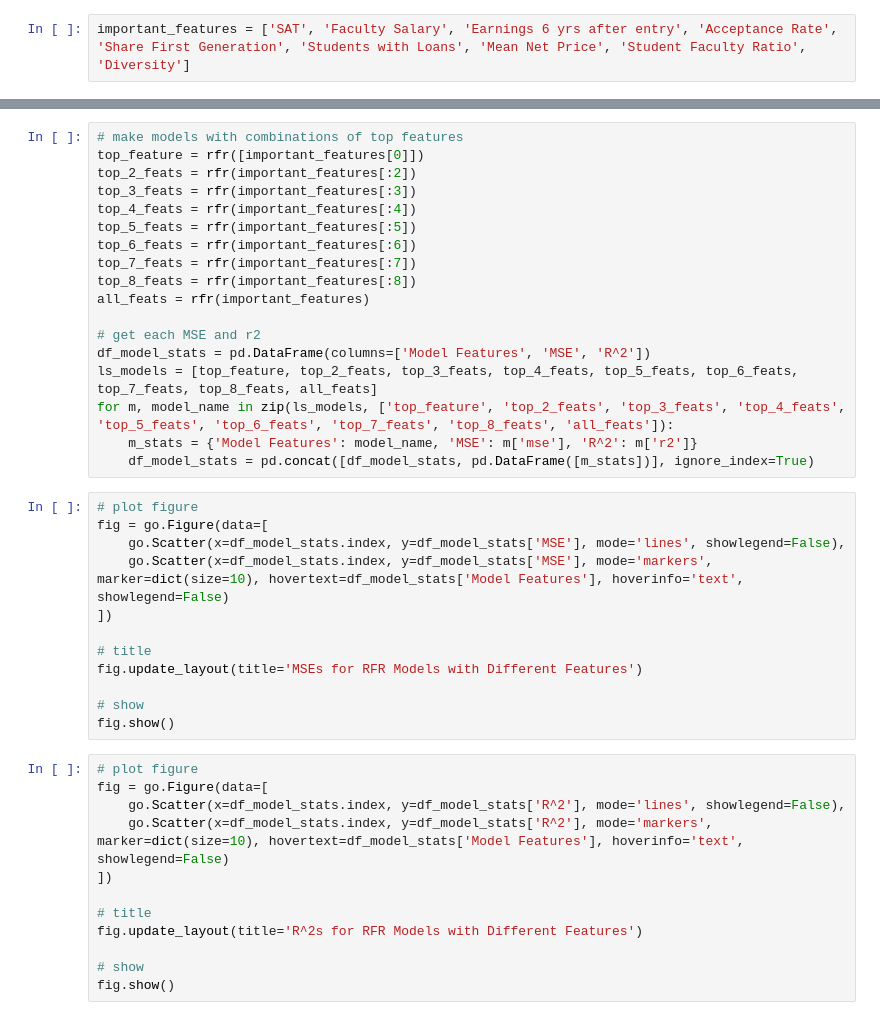
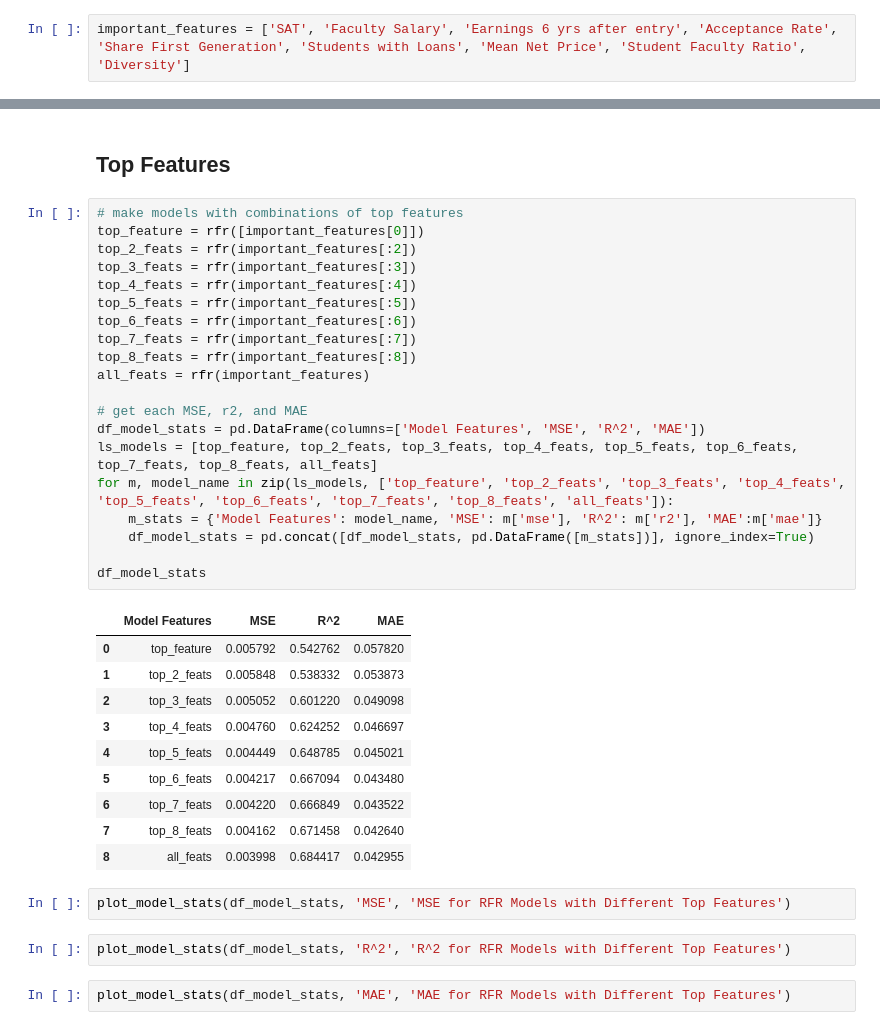
Before and after one commit to sahana-dhar/Understanding-Student-Retention-in-Higher-Education-, a Jupyter notebook: ML_testing.ipynb, the cells around one changed output, grey strips where cells are left out. Cells and saved outputs as stored; diff of their text form.

```diff
--- a/ML_testing.ipynb
+++ b/ML_testing.ipynb
@@ -154,42 +162,39 @@ viz_rfr(top_3_features, important_features[:4])
+# %% [markdown]
+## Top Features
 # %%
 # make models with combinations of top features
 top_feature = rfr([important_features[0]])
 top_2_feats = rfr(important_features[:2])
 top_3_feats = rfr(important_features[:3])
 top_4_feats = rfr(important_features[:4])
 top_5_feats = rfr(important_features[:5])
 top_6_feats = rfr(important_features[:6])
 top_7_feats = rfr(important_features[:7])
 top_8_feats = rfr(important_features[:8])
 all_feats = rfr(important_features)
 
-# get each MSE and r2
-df_model_stats = pd.DataFrame(columns=['Model Features', 'MSE', 'R^2'])
+# get each MSE, r2, and MAE
+df_model_stats = pd.DataFrame(columns=['Model Features', 'MSE', 'R^2', 'MAE'])
 ls_models = [top_feature, top_2_feats, top_3_feats, top_4_feats, top_5_feats, top_6_feats, top_7_feats, top_8_feats, all_feats]
 for m, model_name in zip(ls_models, ['top_feature', 'top_2_feats', 'top_3_feats', 'top_4_feats', 'top_5_feats', 'top_6_feats', 'top_7_feats', 'top_8_feats', 'all_feats']):
-    m_stats = {'Model Features': model_name, 'MSE': m['mse'], 'R^2': m['r2']}
+    m_stats = {'Model Features': model_name, 'MSE': m['mse'], 'R^2': m['r2'], 'MAE':m['mae']}
     df_model_stats = pd.concat([df_model_stats, pd.DataFrame([m_stats])], ignore_index=True)
+
+df_model_stats
+# %% [output]
+|  | Model Features | MSE | R^2 | MAE |
+| 0 | top_feature | 0.005792 | 0.542762 | 0.057820 |
+| 1 | top_2_feats | 0.005848 | 0.538332 | 0.053873 |
+| 2 | top_3_feats | 0.005052 | 0.601220 | 0.049098 |
+| 3 | top_4_feats | 0.004760 | 0.624252 | 0.046697 |
+| 4 | top_5_feats | 0.004449 | 0.648785 | 0.045021 |
+| 5 | top_6_feats | 0.004217 | 0.667094 | 0.043480 |
+| 6 | top_7_feats | 0.004220 | 0.666849 | 0.043522 |
+| 7 | top_8_feats | 0.004162 | 0.671458 | 0.042640 |
+| 8 | all_feats | 0.003998 | 0.684417 | 0.042955 |
-# %%
-# plot figure
-fig = go.Figure(data=[
-    go.Scatter(x=df_model_stats.index, y=df_model_stats['MSE'], mode='lines', showlegend=False),
-    go.Scatter(x=df_model_stats.index, y=df_model_stats['MSE'], mode='markers', marker=dict(size=10), hovertext=df_model_stats['Model Features'], hoverinfo='text', showlegend=False)
-])
-
-# title
-fig.update_layout(title='MSEs for RFR Models with Different Features')
-
-# show
-fig.show()
-# %%
-# plot figure
-fig = go.Figure(data=[
-    go.Scatter(x=df_model_stats.index, y=df_model_stats['R^2'], mode='lines', showlegend=False),
-    go.Scatter(x=df_model_stats.index, y=df_model_stats['R^2'], mode='markers', marker=dict(size=10), hovertext=df_model_stats['Model Features'], hoverinfo='text', showlegend=False)
-])
-
-# title
-fig.update_layout(title='R^2s for RFR Models with Different Features')
-
-# show
-fig.show()
+# %%
+plot_model_stats(df_model_stats, 'MSE', 'MSE for RFR Models with Different Top Features')
+# %%
+plot_model_stats(df_model_stats, 'R^2', 'R^2 for RFR Models with Different Top Features')
+# %%
+plot_model_stats(df_model_stats, 'MAE', 'MAE for RFR Models with Different Top Features')
```
Also changed, not shown: parts of 20 cells of this notebook.
